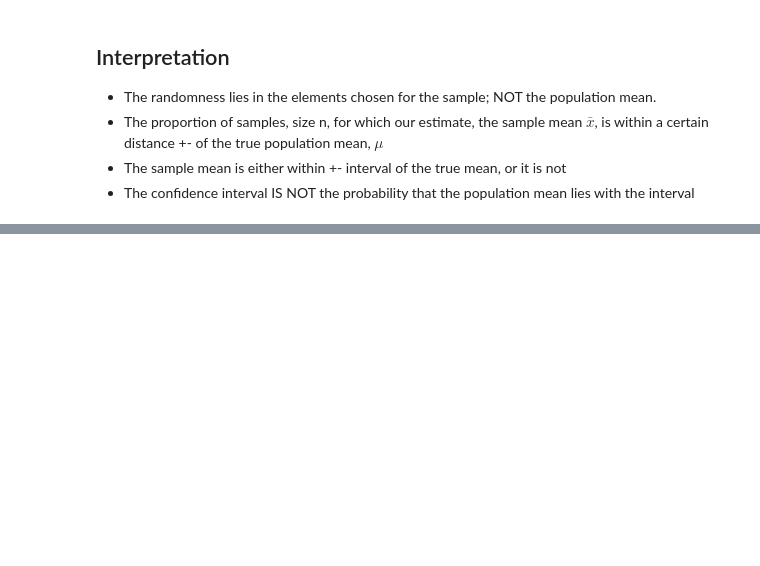
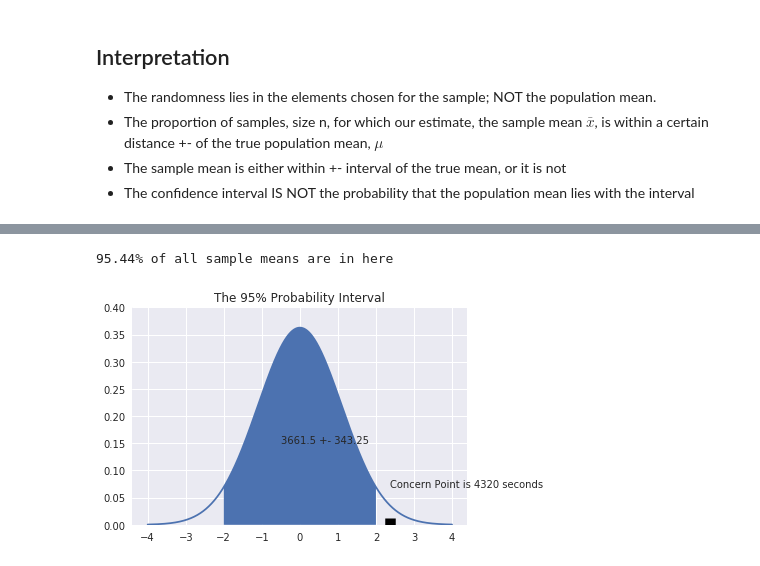
Before and after one commit to ateet101/tutorials, a Jupyter notebook: Statistics 101/9. Statistics 101 - Confidence Interval Estimation.ipynb, the cells around one changed output, grey strips where cells are left out. Cells and saved outputs as stored; diff of their text form; code cells hidden in the pictures; blank space fills up the shorter version.

```diff
--- a/Statistics 101/9. Statistics 101 - Confidence Interval Estimation.ipynb
+++ b/Statistics 101/9. Statistics 101 - Confidence Interval Estimation.ipynb
@@ -113,0 +184,19 @@ print('99.7% of all sample means are in here')
+# %%
+mu=0
+sigma= 1.1
+x = np.linspace(-4, 4, 5000)
+y = ss.norm.pdf(x, mu, sigma)
+between = np.where(np.round(x) == -2)[0][313]
+between1 = np.where(np.round(x) == 2)[0][313]
+fig, ax1 = plt.subplots(1, 1, sharex=True)
+ax1.plot(x,y)
+ax1.fill_between(x[between:between1], 0, y[between:between1])
+ax1.set_title('The 95% Probability Interval')
+ax1.set_ylim(0,.4)
+ax1.text(-.5,.15,'3661.5 +- 343.25')
+ax1.axvline(2.38, 0, 0.03, color='k', linestyle=':', linewidth =10.5)
+ax1.text(2.38,.07,'Concern Point is 4320 seconds' ,rotation=0)
+print('95.44% of all sample means are in here')
+# %% [output]
+95.44% of all sample means are in here
+[figure, added]
```
Also changed, not shown: parts of 28 cells of this notebook, 4 other files.
